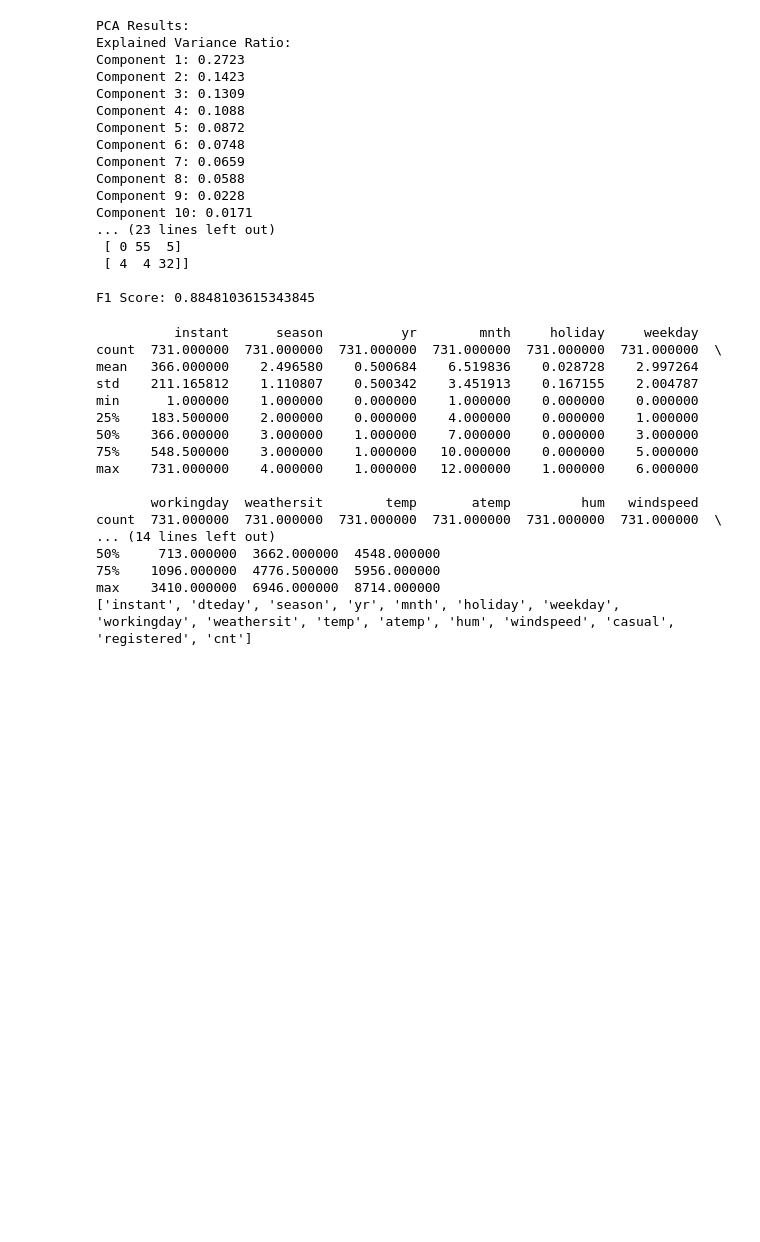
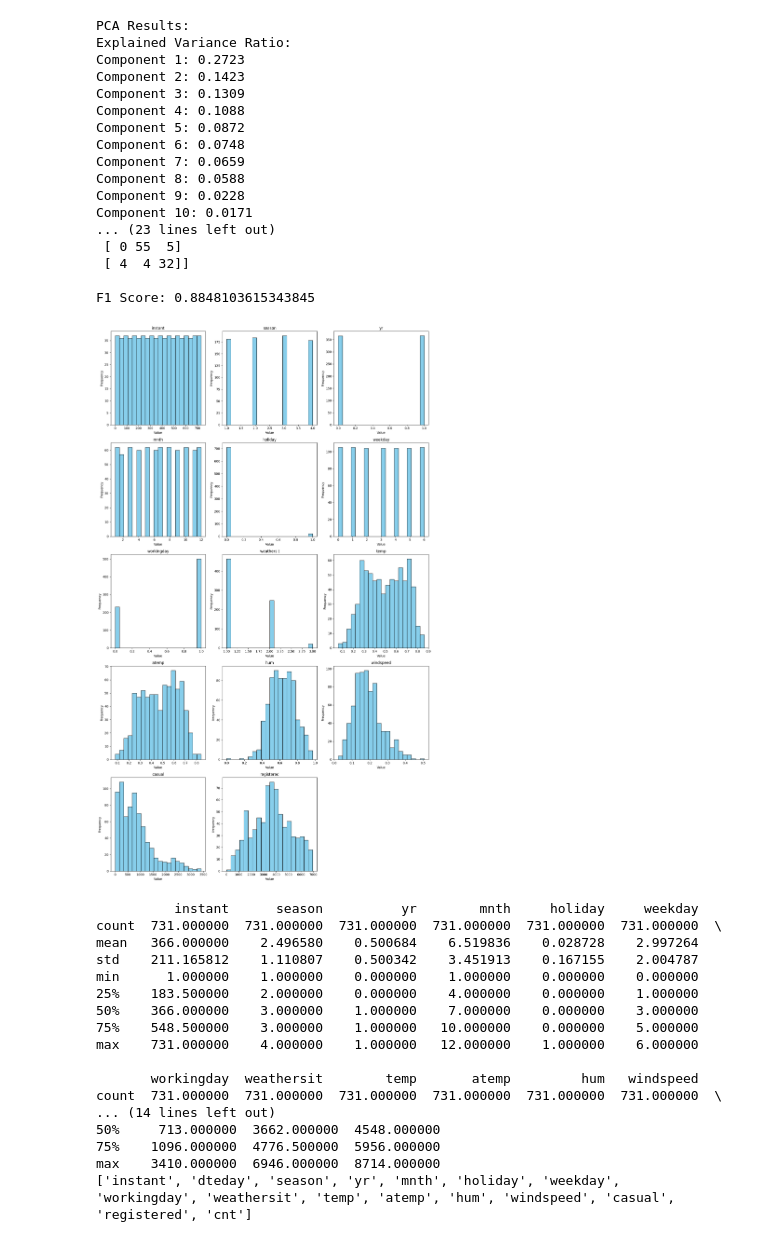
Before and after one commit to vern3432/DM2_P_Varano_Kunz_Leighton, a Jupyter notebook: Main_Python_P2.ipynb, the cells around one changed output. Cells and saved outputs as stored; diff of their text form; code cells hidden in the pictures; blank space fills up the shorter version.

```diff
--- a/Main_Python_P2.ipynb
+++ b/Main_Python_P2.ipynb
@@ -62,6 +62,44 @@ Component 10: 0.0171
  [ 4  4 32]]
 
 F1 Score: 0.8848103615343845
+# %%
+import pandas as pd
+import matplotlib.pyplot as plt
+import math
+
+# Read the dataset
+bikesDf = pd.read_csv("day.csv")
+
+# Drop irrelevant columns
+X = bikesDf.drop(columns=['cnt', 'dteday'])
+
+# Calculate summary statistics
+summary_stats = X.describe()
+
+# Determine number of rows and columns for subplots
+num_features = len(summary_stats.columns)
+num_rows = math.ceil(num_features / 3)
+num_cols = min(num_features, 3)
+
+# Plot summary statistics
+fig, axes = plt.subplots(nrows=num_rows, ncols=num_cols, figsize=(15, 5*num_rows))
+axes = axes.flatten()
+
+for i, column in enumerate(summary_stats.columns):
+    ax = axes[i]
+    ax.hist(X[column], bins=20, color='skyblue', edgecolor='black')
+    ax.set_title(column)
+    ax.set_xlabel('Value')
+    ax.set_ylabel('Frequency')
+
+# Remove any unused subplots
+for j in range(num_features, len(axes)):
+    fig.delaxes(axes[j])
+
+plt.tight_layout()
+plt.show()
+# %% [output]
+[figure, added]
 # %%
 print(bikesDf.describe())
 print(bikesDf.columns.tolist())
```
